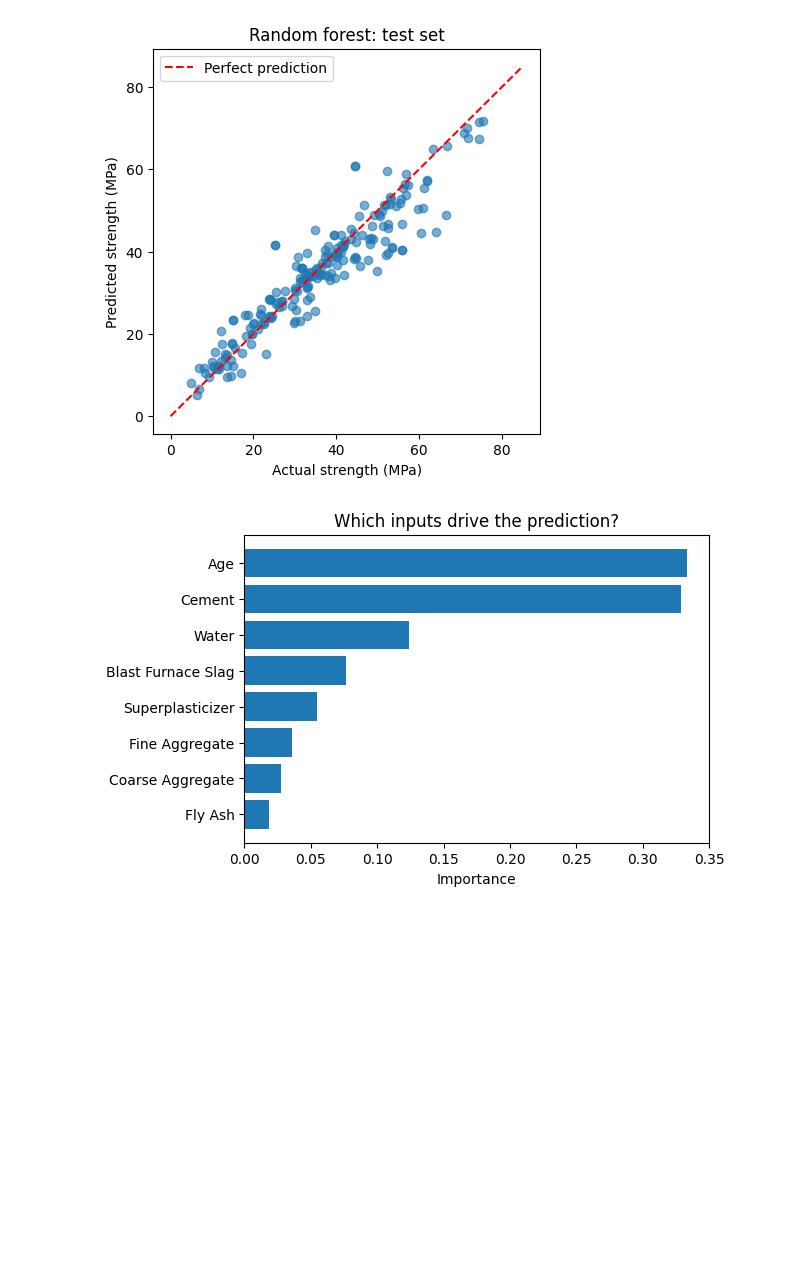
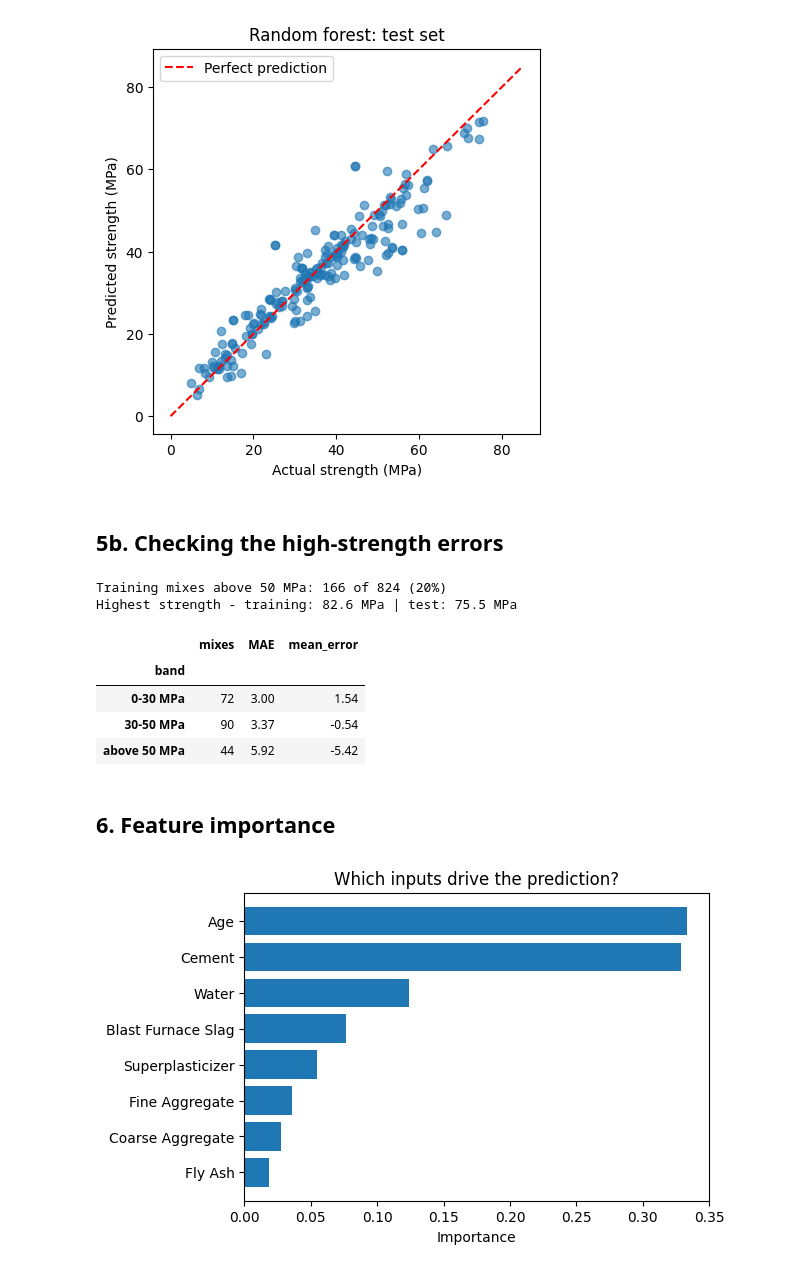
Before and after one commit to Shru-Lab/CV7001-ML-Assignment, a Jupyter notebook: CV7001_ML_Assignment.ipynb, the cells around one changed output. Saved outputs shown, nothing was run; the diff lists cells and outputs as text; code cells hidden in the pictures; blank space fills up the shorter version.

```diff
--- a/CV7001_ML_Assignment.ipynb
+++ b/CV7001_ML_Assignment.ipynb
@@ -81,5 +99,35 @@ plt.show()
 # %% [output]
 [figure]
+# %% [markdown]
+## 5b. Checking the high-strength errors
+# %%
+pred = forest.predict(X_test)
+
+# Test explanation 1: are high-strength mixes rare in the training data?
+print(f"Training mixes above 50 MPa: {(y_train > 50).sum()} of {len(y_train)} ({(y_train > 50).mean():.0%})")
+
+# Test explanation 2: does the test set go beyond the strengths seen in training?
+print(f"Highest strength - training: {y_train.max():.1f} MPa | test: {y_test.max():.1f} MPa")
+
+# Error by strength range (mean_error < 0 means underprediction, > 0 means overprediction)
+bands = pd.cut(y_test, bins=[0, 30, 50, 100], labels=["0-30 MPa", "30-50 MPa", "above 50 MPa"])
+errors = pd.DataFrame({"error": pred - y_test, "band": bands})
+errors.groupby("band", observed=True)["error"].agg(
+    mixes="count",
+    MAE=lambda e: e.abs().mean(),
+    mean_error="mean",
+).round(2)
+# Above 50 MPa: largest error and consistent underprediction; only 20% of training mixes are this strong
+# %% [output]
+Training mixes above 50 MPa: 166 of 824 (20%)
+Highest strength - training: 82.6 MPa | test: 75.5 MPa
+|  | mixes | MAE | mean_error |
+| band |  |  |  |
+| 0-30 MPa | 72 | 3.00 | 1.54 |
+| 30-50 MPa | 90 | 3.37 | -0.54 |
+| above 50 MPa | 44 | 5.92 | -5.42 |
+# %% [markdown]
+## 6. Feature importance
 # %%
 importances = forest.feature_importances_
 order = np.argsort(importances)
```
Also changed, not shown: parts of 22 cells of this notebook.
